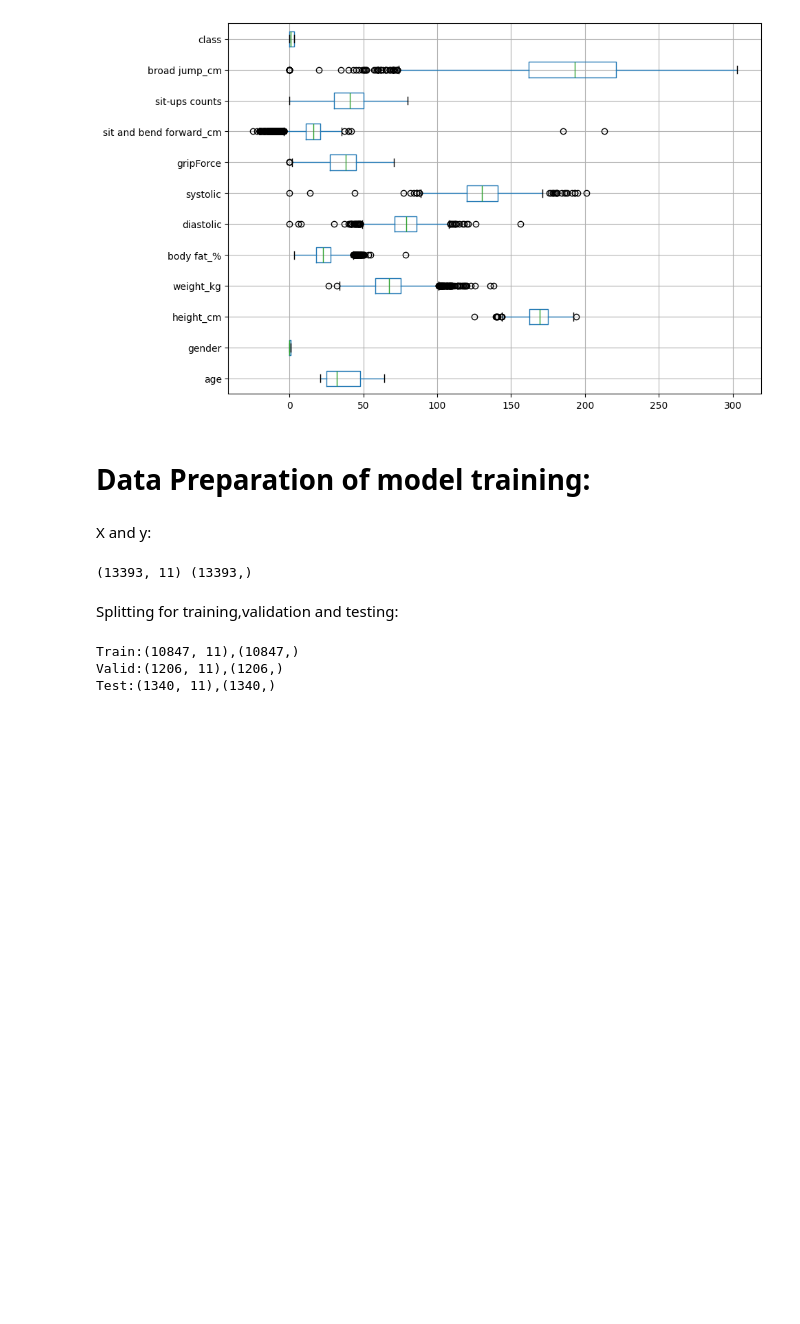
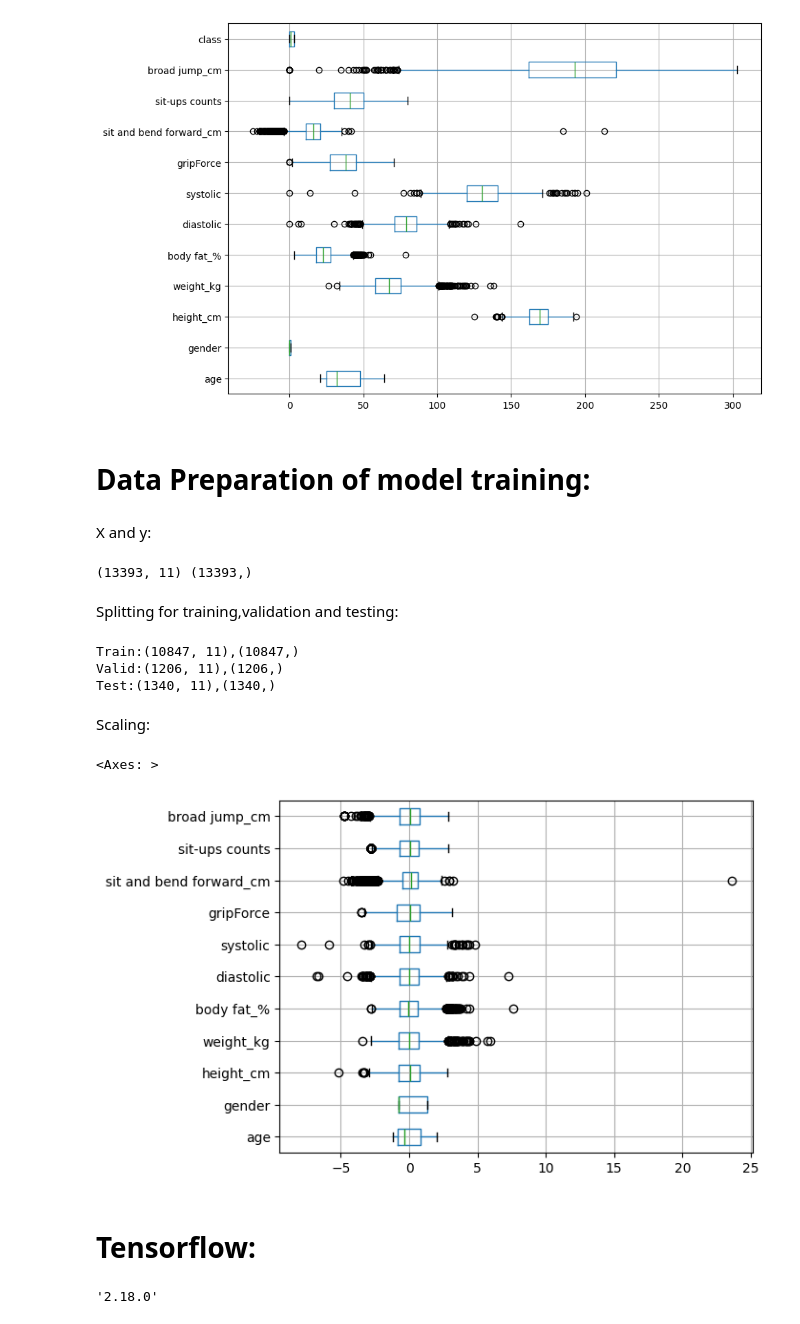
Before and after one commit to Jayaprakash1710/Module-20-Neural-Networks, a Jupyter notebook: Lec_6_Tensorflow_and_Keras_1.ipynb, the cells around one changed output. Cells and saved outputs as stored; diff of their text form; code cells hidden in the pictures; blank space fills up the shorter version.

Commit message:
Started Tensorflow 1. Sequential API 2. Functional API

```diff
--- a/Lec_6_Tensorflow_and_Keras_1.ipynb
+++ b/Lec_6_Tensorflow_and_Keras_1.ipynb
@@ -156,3 +156,5 @@ print(f'Test:{X_test.shape},{y_test.shape}')
 Train:(10847, 11),(10847,)
 Valid:(1206, 11),(1206,)
 Test:(1340, 11),(1340,)
+# %% [markdown]
+Scaling:
@@ -158,0 +163,13 @@ Test:(1340, 11),(1340,)
+# %%
+Scaler=StandardScaler()
+# %%
+X_train=Scaler.fit_transform(X_train)
+X_val=Scaler.transform(X_val)
+X_test=Scaler.transform(X_test)
+# %%
+pd.DataFrame(X_train,columns=df.columns[:-1]).boxplot(rot=0,vert=False)
+# %% [output]
+<Axes: >
+[figure, added]
+# %% [markdown]
+# Tensorflow:
@@ -158,0 +178,4 @@ Test:(1340, 11),(1340,)
+# %%
+tf.__version__
+# %% [output]
+'2.18.0'
```
Also changed, not shown: parts of 7 cells of this notebook.
